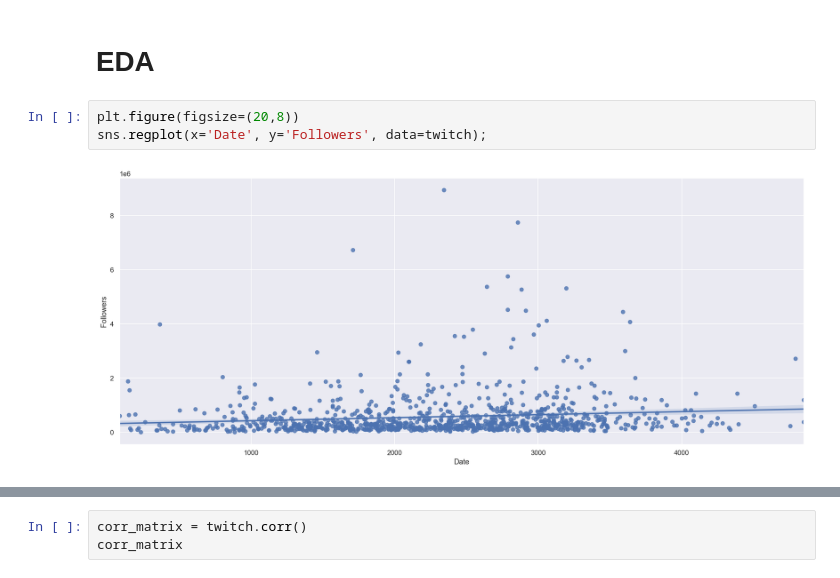
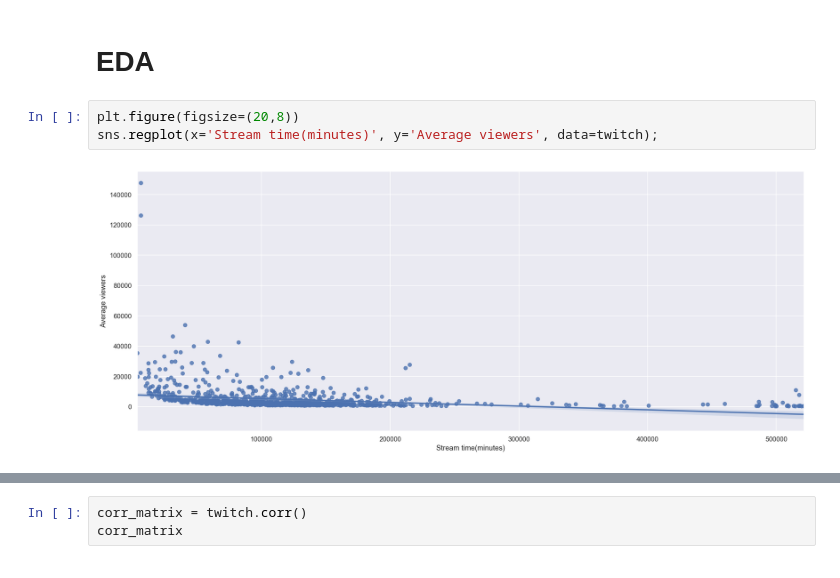
Before and after one commit to timeno10/dss_regression_twitch, a Jupyter notebook: regression.ipynb, the cells around one changed output, grey strips where cells are left out. Cells and saved outputs as stored; diff of their text form.

```diff
--- a/regression.ipynb
+++ b/regression.ipynb
@@ -85,6 +87,6 @@ twitch['Date'][twitch['Date'].isna()] = twitch['Date'].median()
 # EDA
 # %%
 plt.figure(figsize=(20,8))
-sns.regplot(x='Date', y='Followers', data=twitch);
+sns.regplot(x='Stream time(minutes)', y='Average viewers', data=twitch);
 # %% [output]
-[figure, old version]
+[figure, new version]
```
Also changed, not shown: parts of 52 cells of this notebook.
